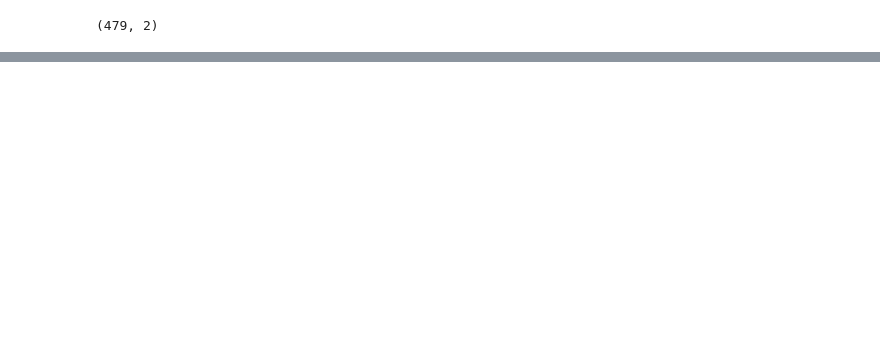
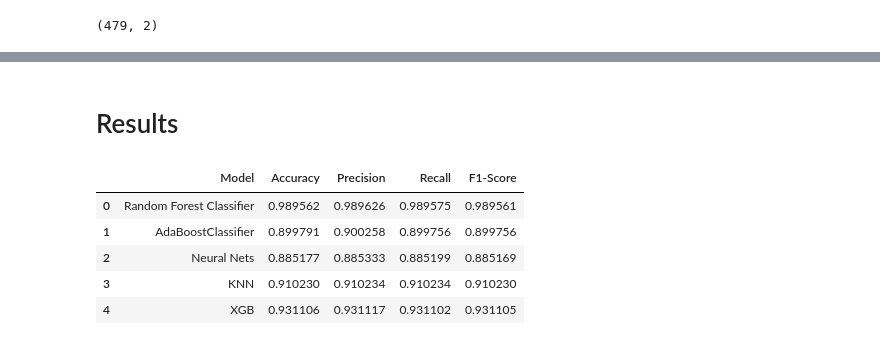
Before and after one commit to Nielspace/MedicalLM, a Jupyter notebook: Model Comparison.ipynb, the cells around one changed output, grey strips where cells are left out. Saved outputs shown, nothing was run; the diff lists cells and outputs as text; code cells hidden in the pictures; blank space fills up the shorter version.

```diff
--- a/Model Comparison.ipynb
+++ b/Model Comparison.ipynb
@@ -249,0 +246,24 @@ for ds_cnt, ds in enumerate(df):
+# %%
+import xgboost as xgb
+
+model = xgb.XGBClassifier()
+
+# Define the parameter grid for grid search
+param_grid = {
+    'learning_rate': [0.1, 0.2, 0.3],
+    'max_depth': [3, 4, 5],
+    'n_estimators': [100, 200, 300],
+    'subsample': [0.8, 0.9, 1.0],
+    'colsample_bytree': [0.8, 0.9, 1.0],
+}
+
+# Perform grid search
+grid_search = GridSearchCV(estimator=model, param_grid=param_grid, scoring='accuracy', cv=5)
+grid_search.fit(X_train, y_train)
+
+# Get the best parameters and best score
+best_params = grid_search.best_params_
+best_score = grid_search.best_score_
+
+print("Best Parameters:", best_params)
+print("Best Score:", best_score)
@@ -249,0 +273,3 @@ for ds_cnt, ds in enumerate(df):
+# %%
+XGB_clf = xgb.XGBClassifier(**best_params)
+XGB_clf.fit(X_train, y_train)
@@ -249,0 +308,2 @@ for ds_cnt, ds in enumerate(df):
+# %% [markdown]
+# Results
@@ -249,0 +353,24 @@ for ds_cnt, ds in enumerate(df):
+# %%
+models = [
+    ('Random Forest Classifier', RandomForestClassifier(max_depth = None,
+                                                        min_samples_split = 5,
+                                                        n_estimators = 100, random_state=23)),
+    ('AdaBoostClassifier', AdaBoostClassifier(learning_rate = 0.1, n_estimators = 50, random_state=23)),
+    ('Neural Nets', MLPClassifier(activation = 'relu',
+                                  alpha = 0.0001,
+                                  hidden_layer_sizes = (50, 100, 50),
+                                  learning_rate = 'constant',
+                                  solver = 'adam', random_state=23)),
+    ('KNN', KNeighborsClassifier(algorithm = 'auto', n_neighbors = 7, weights = 'uniform')),
+    ("XGB", xgb.XGBClassifier(**best_params))
+]
+# %%
+results = evaluate_models(models, X_train, y_train)
+results
+# %% [output]
+|  | Model | Accuracy | Precision | Recall | F1-Score |
+| 0 | Random Forest Classifier | 0.989562 | 0.989626 | 0.989575 | 0.989561 |
+| 1 | AdaBoostClassifier | 0.899791 | 0.900258 | 0.899756 | 0.899756 |
+| 2 | Neural Nets | 0.885177 | 0.885333 | 0.885199 | 0.885169 |
+| 3 | KNN | 0.910230 | 0.910234 | 0.910234 | 0.910230 |
+| 4 | XGB | 0.931106 | 0.931117 | 0.931102 | 0.931105 |
```
Also changed, not shown: parts of 28 cells of this notebook, 2 other files.
